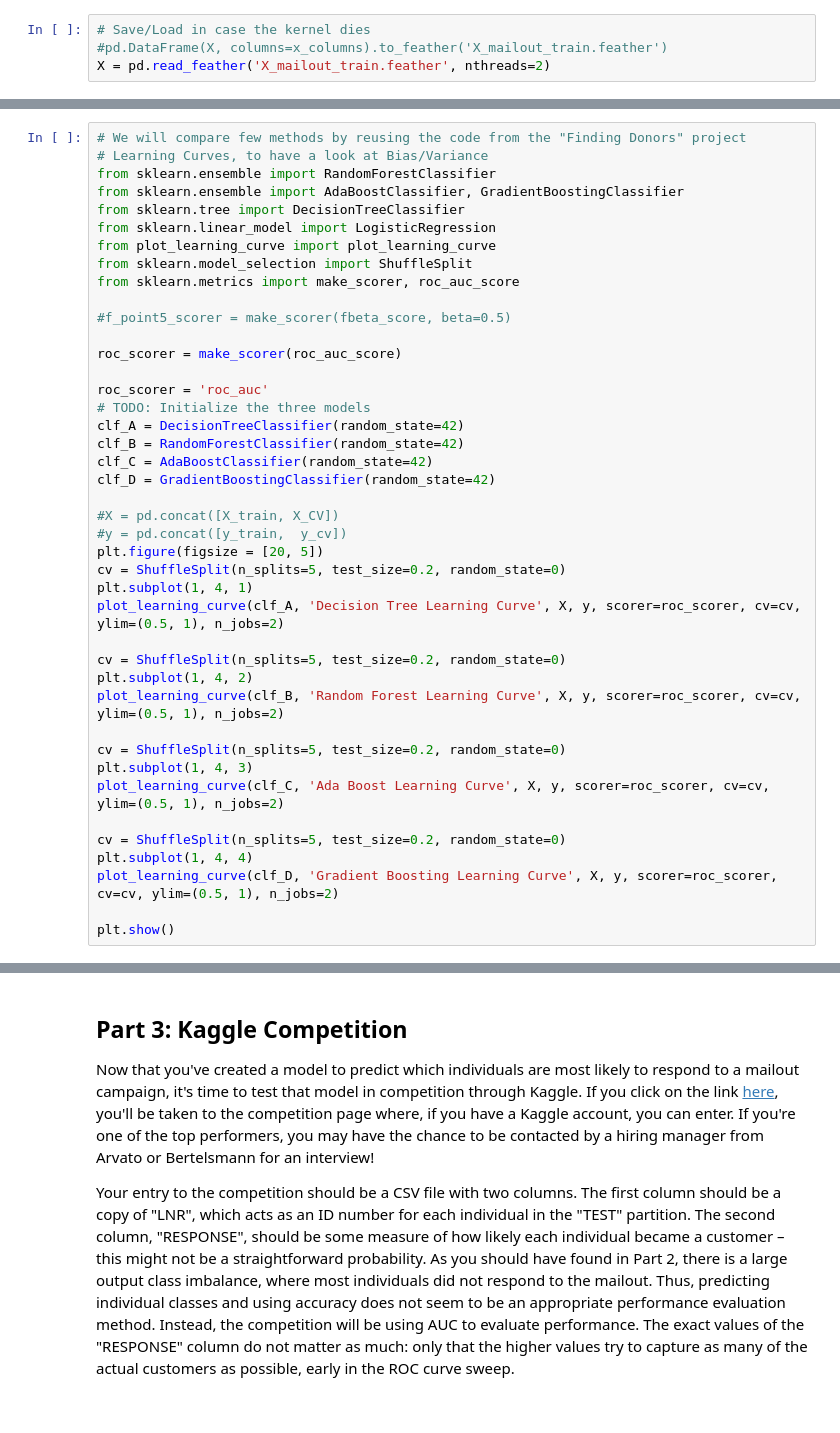
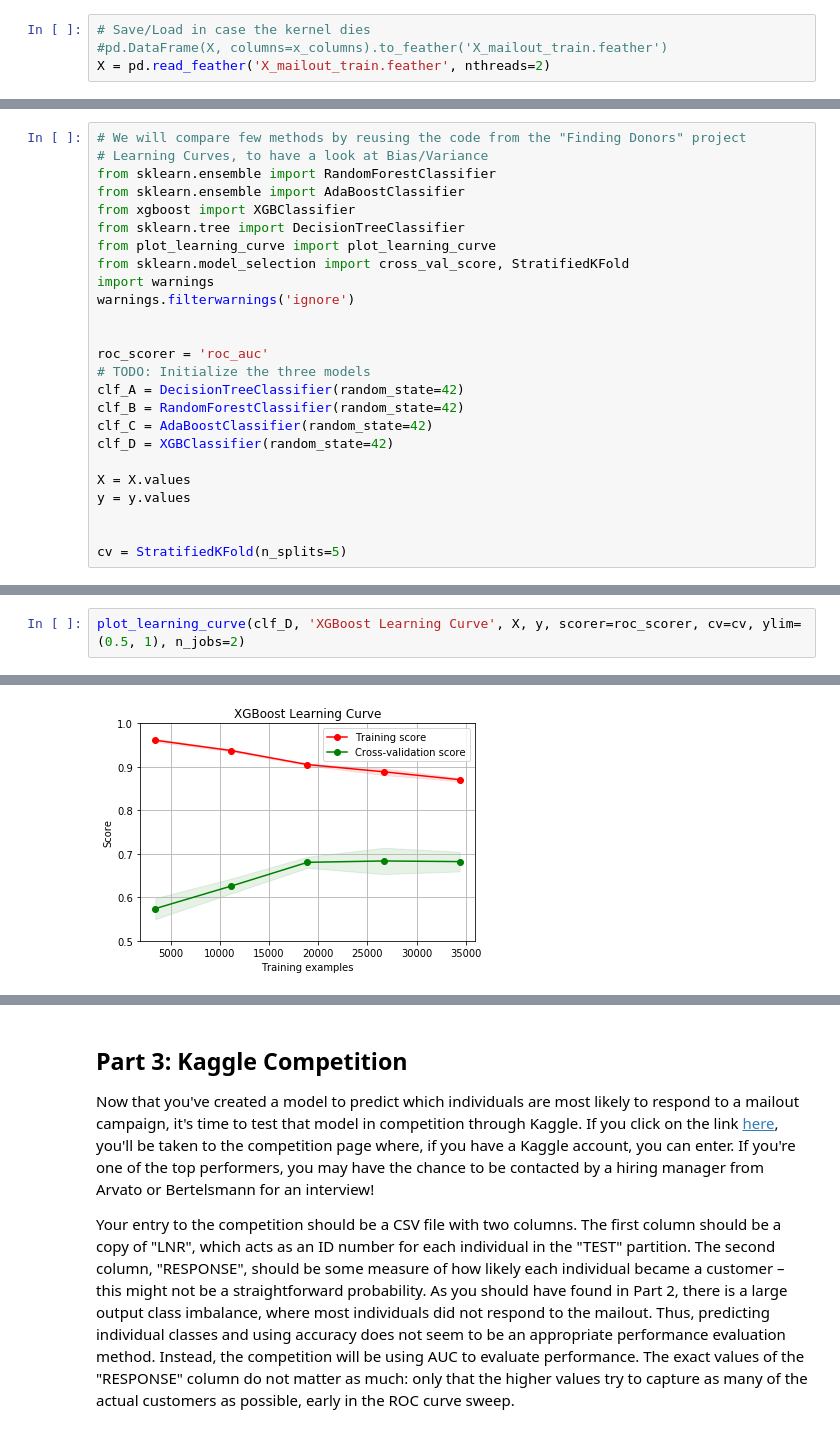
Before and after one commit to santamm/Customer-Segmentation, a Jupyter notebook: Arvato Project Workbook.ipynb, the cells around one changed output, grey strips where cells are left out. Saved outputs shown, nothing was run; the diff lists cells and outputs as text.

```diff
--- a/Arvato Project Workbook.ipynb
+++ b/Arvato Project Workbook.ipynb
@@ -1541,41 +1562,24 @@ scores
 # We will compare few methods by reusing the code from the "Finding Donors" project
 # Learning Curves, to have a look at Bias/Variance
 from sklearn.ensemble import RandomForestClassifier
-from sklearn.ensemble import AdaBoostClassifier, GradientBoostingClassifier
+from sklearn.ensemble import AdaBoostClassifier
+from xgboost import XGBClassifier
 from sklearn.tree import DecisionTreeClassifier
-from sklearn.linear_model import LogisticRegression
 from plot_learning_curve import plot_learning_curve
-from sklearn.model_selection import ShuffleSplit
-from sklearn.metrics import make_scorer, roc_auc_score
+from sklearn.model_selection import cross_val_score, StratifiedKFold
+import warnings
+warnings.filterwarnings('ignore')
 
-#f_point5_scorer = make_scorer(fbeta_score, beta=0.5)
-
-roc_scorer = make_scorer(roc_auc_score)
 
 roc_scorer = 'roc_auc'
 # TODO: Initialize the three models
 clf_A = DecisionTreeClassifier(random_state=42)
 clf_B = RandomForestClassifier(random_state=42)
 clf_C = AdaBoostClassifier(random_state=42)
-clf_D = GradientBoostingClassifier(random_state=42)
+clf_D = XGBClassifier(random_state=42)
 
-#X = pd.concat([X_train, X_CV])
-#y = pd.concat([y_train,  y_cv])
-plt.figure(figsize = [20, 5])
-cv = ShuffleSplit(n_splits=5, test_size=0.2, random_state=0)
-plt.subplot(1, 4, 1)
-plot_learning_curve(clf_A, 'Decision Tree Learning Curve', X, y, scorer=roc_scorer, cv=cv, ylim=(0.5, 1), n_jobs=2)
+X = X.values
+y = y.values
 
-cv = ShuffleSplit(n_splits=5, test_size=0.2, random_state=0)
-plt.subplot(1, 4, 2)
-plot_learning_curve(clf_B, 'Random Forest Learning Curve', X, y, scorer=roc_scorer, cv=cv, ylim=(0.5, 1), n_jobs=2)
 
-cv = ShuffleSplit(n_splits=5, test_size=0.2, random_state=0)
-plt.subplot(1, 4, 3)
-plot_learning_curve(clf_C, 'Ada Boost Learning Curve', X, y, scorer=roc_scorer, cv=cv, ylim=(0.5, 1), n_jobs=2)
-
-cv = ShuffleSplit(n_splits=5, test_size=0.2, random_state=0)
-plt.subplot(1, 4, 4)
-plot_learning_curve(clf_D, 'Gradient Boosting Learning Curve', X, y, scorer=roc_scorer, cv=cv, ylim=(0.5, 1), n_jobs=2)
-
-plt.show()
+cv = StratifiedKFold(n_splits=5)
@@ -1584,0 +1607,3 @@ xx.shape
+# %%
+plot_learning_curve(clf_D, 'XGBoost Learning Curve', X, y, scorer=roc_scorer, cv=cv, ylim=(0.5, 1), n_jobs=2)
+# %% [output]
@@ -1584,0 +1611 @@ xx.shape
+[figure, added]
```
Also changed, not shown: parts of 148 cells of this notebook.
